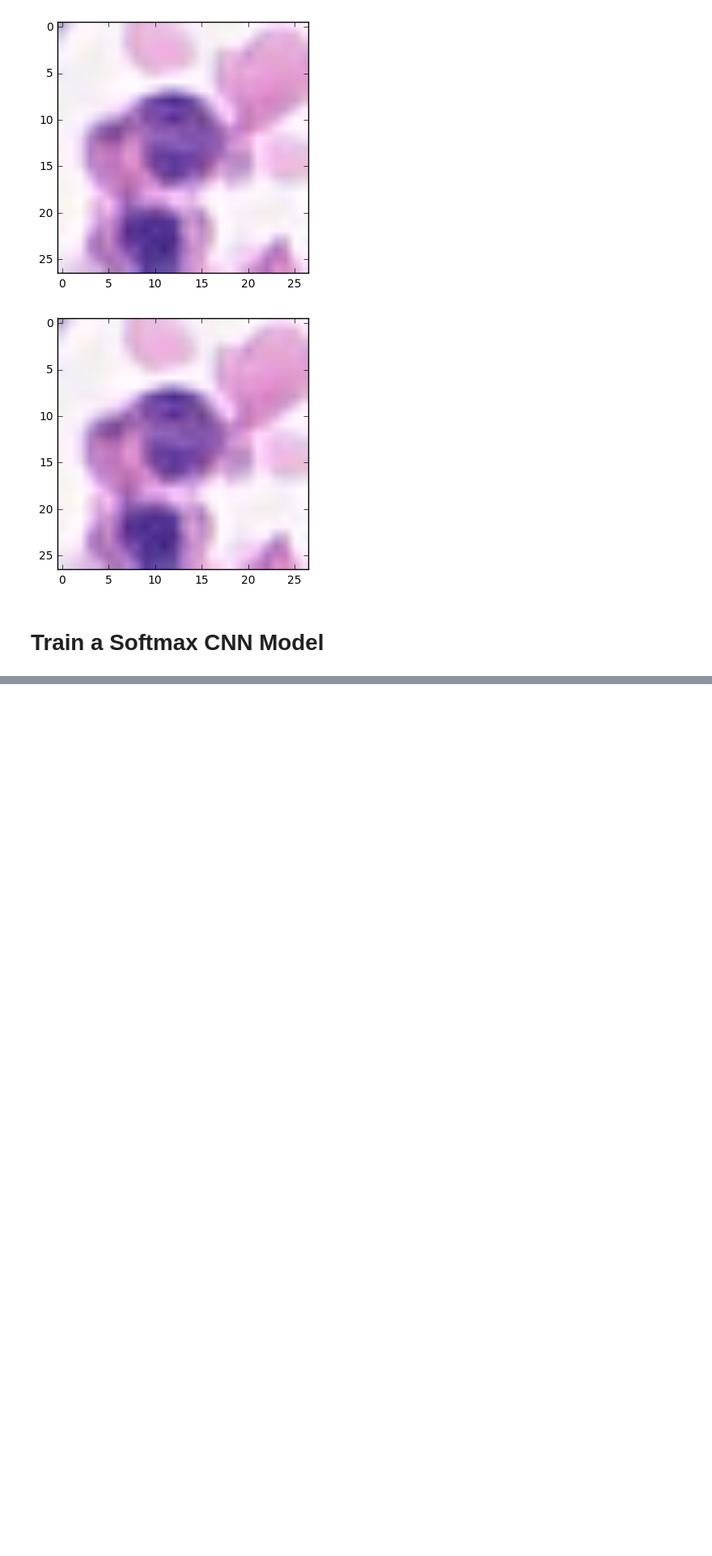
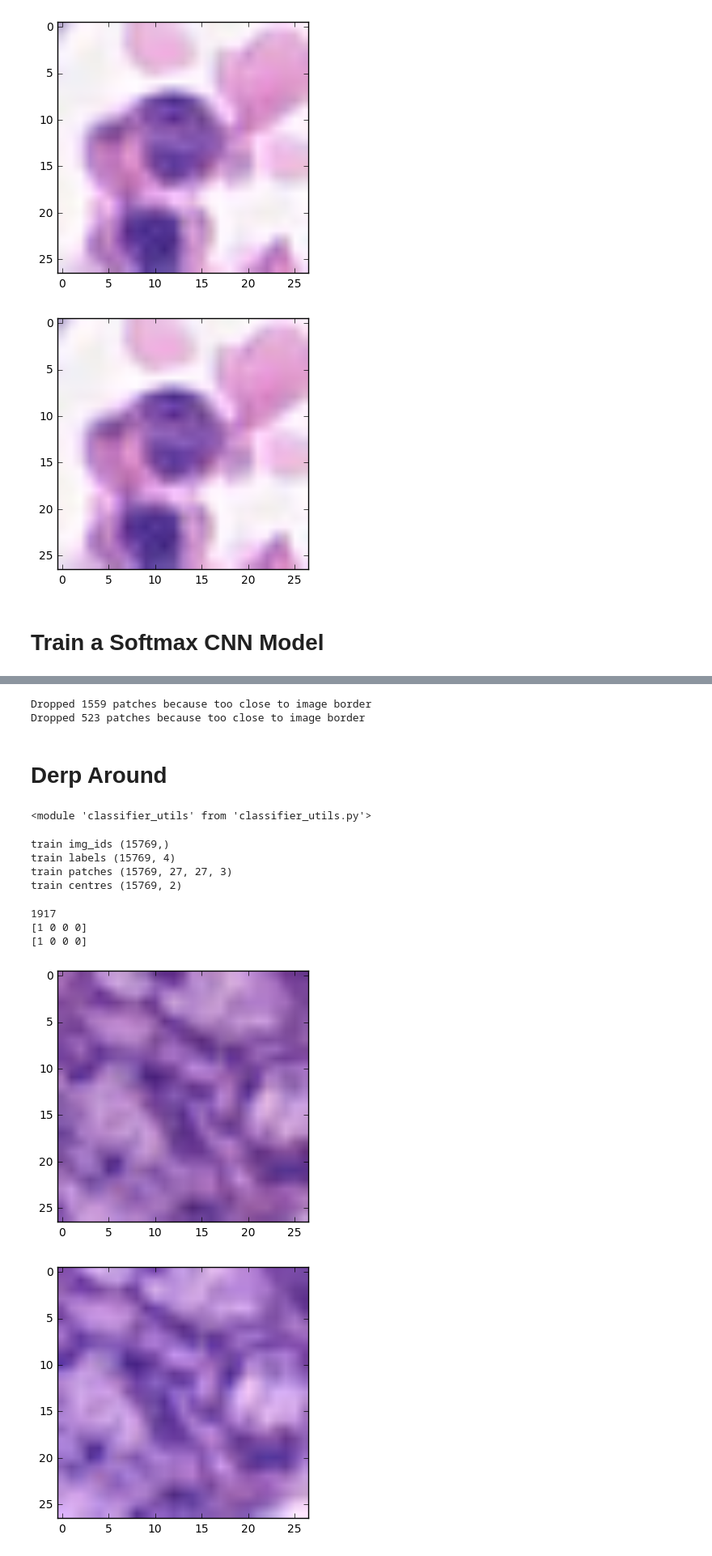
Before and after one commit to ord-nas/csc420-project, a Jupyter notebook: Context CNN.ipynb, the cells around one changed output, grey strips where cells are left out. Shown at 81% size. Saved outputs shown, nothing was run; the diff lists cells and outputs as text; code cells hidden in the pictures; blank space fills up the shorter version.

```diff
--- a/Context CNN.ipynb
+++ b/Context CNN.ipynb
@@ -105,0 +140,41 @@ tr_loss, tst_loss = patch_model.train_loop(sess,
+# %%
+(train_vanilla, _) = utils.get_dataset_divided_per_image(categories)
+# %% [output]
+Dropped 1559 patches because too close to image border
+Dropped 523 patches because too close to image border
+# %% [markdown]
+# Derp Around
+# %%
+(train_vanilla, test_vanilla) = utils.get_dataset_divided_per_image(categories)
+# %%
+import classifier_utils as utils
+reload(utils)
+# %% [output]
+<module 'classifier_utils' from 'classifier_utils.py'>
+# %%
+for (k, v) in train_vanilla.iteritems():
+    print "train", k, v.shape
+# %% [output]
+train img_ids (15769,)
+train labels (15769, 4)
+train patches (15769, 27, 27, 3)
+train centres (15769, 2)
+# %%
+target = 1010
+i = train['img_ids'][target]
+c = train['centres'][target]
+for ii in xrange(len(train_vanilla['img_ids'])):
+    if train_vanilla['img_ids'][ii] == i and np.all(np.equal(train_vanilla['centres'][ii], c)):
+        break
+print ii
+plt.imshow(train['patches'][target])
+plt.figure()
+plt.imshow(train_vanilla['patches'][ii])
+print train['labels'][target]
+print train_vanilla['labels'][ii]
+# %% [output]
+1917
+[1 0 0 0]
+[1 0 0 0]
+[figure, added]
+[figure, added]
```
Also changed, not shown: parts of 9 cells of this notebook, 8 other files.
